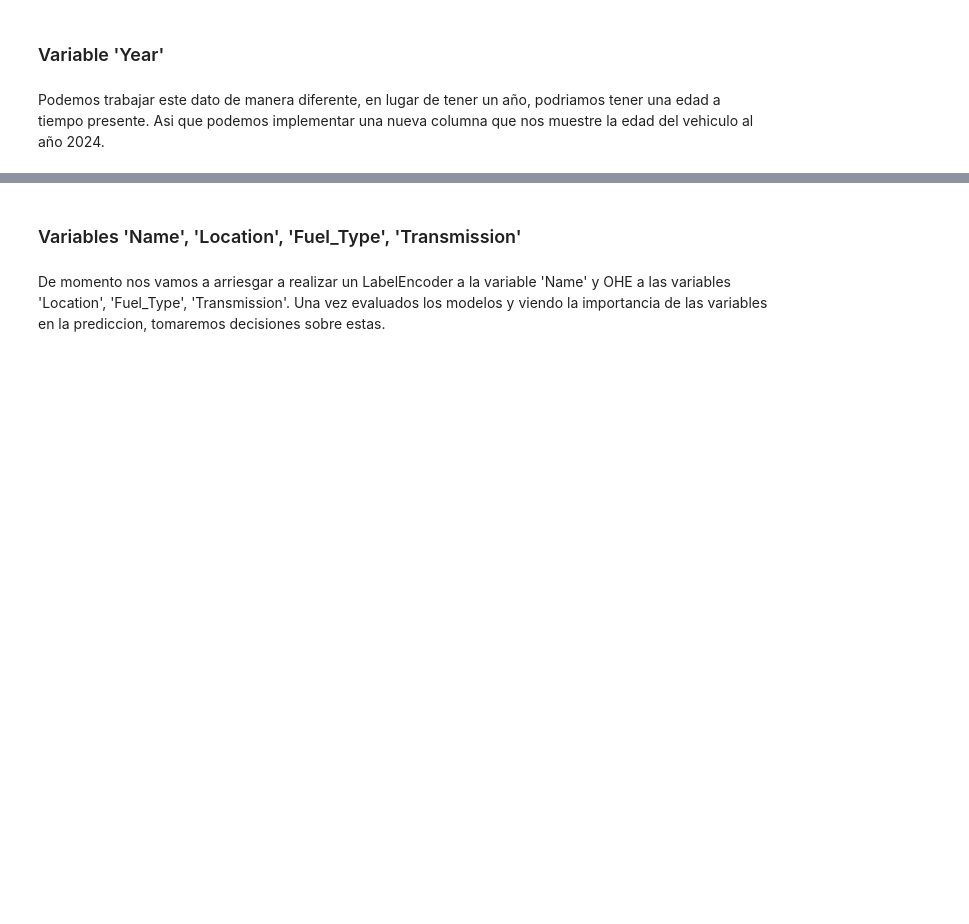
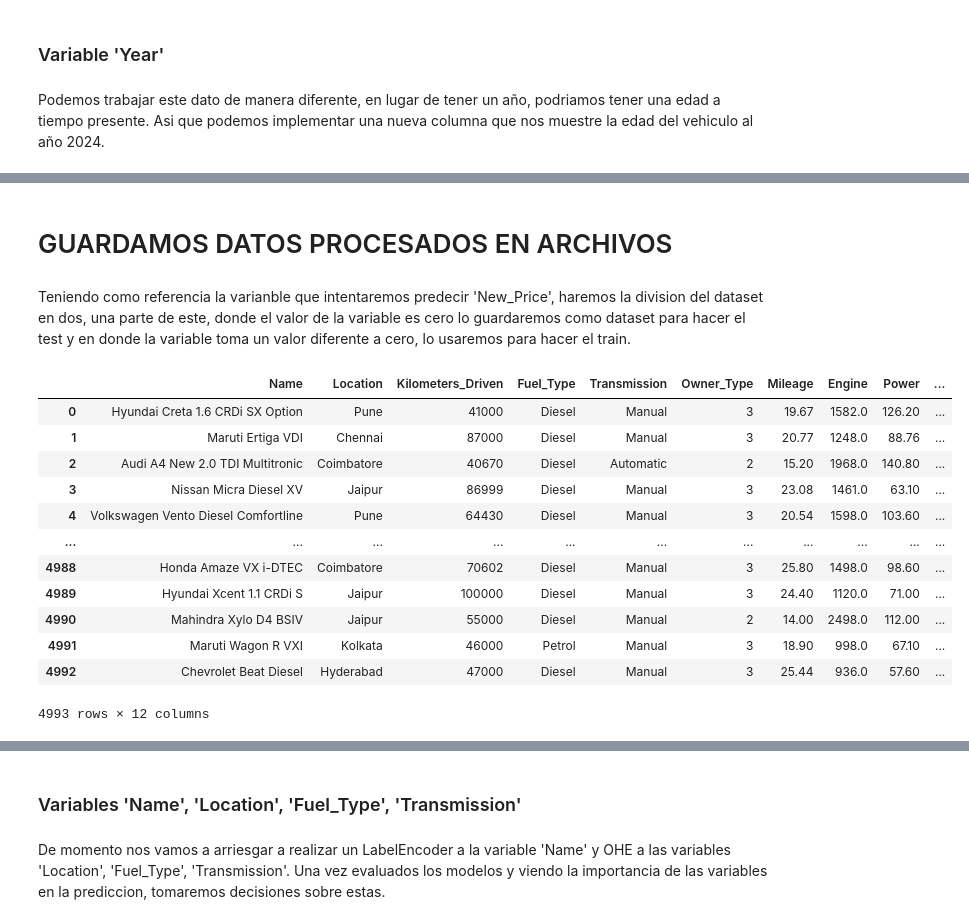
Before and after one commit to LMXCC79/Proyecto-ML-TheBridge, a Jupyter notebook: src/notebooks/limpieza.ipynb, the cells around one changed output, grey strips where cells are left out. Drawn from its saved outputs; the diff is of its cells as text; code cells hidden in the pictures; blank space fills up the shorter version.

Commit message:
guardamos archivos test y train

```diff
--- a/src/notebooks/limpieza.ipynb
+++ b/src/notebooks/limpieza.ipynb
@@ -345 +345,15 @@ df
 5807 rows × 13 columns
+# %% [markdown]
+# GUARDAMOS DATOS PROCESADOS EN ARCHIVOS
+# %% [markdown]
+Teniendo como referencia la varianble que intentaremos predecir 'New_Price', haremos la division del dataset en dos, una parte de este, donde el valor de la variable es cero lo guardaremos como dataset para hacer el test y en donde la variable toma un valor diferente a cero, lo usaremos para hacer el train.
+# %%
+# Dataset con datos de variable objetivo con valores diferentes a cero
+df_train = df[df['New_Price'] != 0]
+df_train = df_train.reset_index(drop = True)
+
+
+# Dataset con datos de variable objetivo con valores iguales a cero
+df_test = df[df['New_Price'] == 0]
+df_test.drop('New_Price', axis=1, inplace=True)
+df_test = df_test.reset_index(drop = True)
@@ -345,0 +363,16 @@ df
+# %%
+df_test
+# %% [output]
+|  | Name | Location | Kilometers_Driven | Fuel_Type | Transmission | Owner_Type | Mileage | Engine | Power | ... |
+| 0 | Hyundai Creta 1.6 CRDi SX Option | Pune | 41000 | Diesel | Manual | 3 | 19.67 | 1582.0 | 126.20 | ... |
+| 1 | Maruti Ertiga VDI | Chennai | 87000 | Diesel | Manual | 3 | 20.77 | 1248.0 | 88.76 | ... |
+| 2 | Audi A4 New 2.0 TDI Multitronic | Coimbatore | 40670 | Diesel | Automatic | 2 | 15.20 | 1968.0 | 140.80 | ... |
+| 3 | Nissan Micra Diesel XV | Jaipur | 86999 | Diesel | Manual | 3 | 23.08 | 1461.0 | 63.10 | ... |
+| 4 | Volkswagen Vento Diesel Comfortline | Pune | 64430 | Diesel | Manual | 3 | 20.54 | 1598.0 | 103.60 | ... |
+| ... | ... | ... | ... | ... | ... | ... | ... | ... | ... | ... |
+| 4988 | Honda Amaze VX i-DTEC | Coimbatore | 70602 | Diesel | Manual | 3 | 25.80 | 1498.0 | 98.60 | ... |
+| 4989 | Hyundai Xcent 1.1 CRDi S | Jaipur | 100000 | Diesel | Manual | 3 | 24.40 | 1120.0 | 71.00 | ... |
+| 4990 | Mahindra Xylo D4 BSIV | Jaipur | 55000 | Diesel | Manual | 2 | 14.00 | 2498.0 | 112.00 | ... |
+| 4991 | Maruti Wagon R VXI | Kolkata | 46000 | Petrol | Manual | 3 | 18.90 | 998.0 | 67.10 | ... |
+| 4992 | Chevrolet Beat Diesel | Hyderabad | 47000 | Diesel | Manual | 3 | 25.44 | 936.0 | 57.60 | ... |
+4993 rows × 12 columns
```
Also changed, not shown: parts of 3 cells of this notebook, 2 other files.
